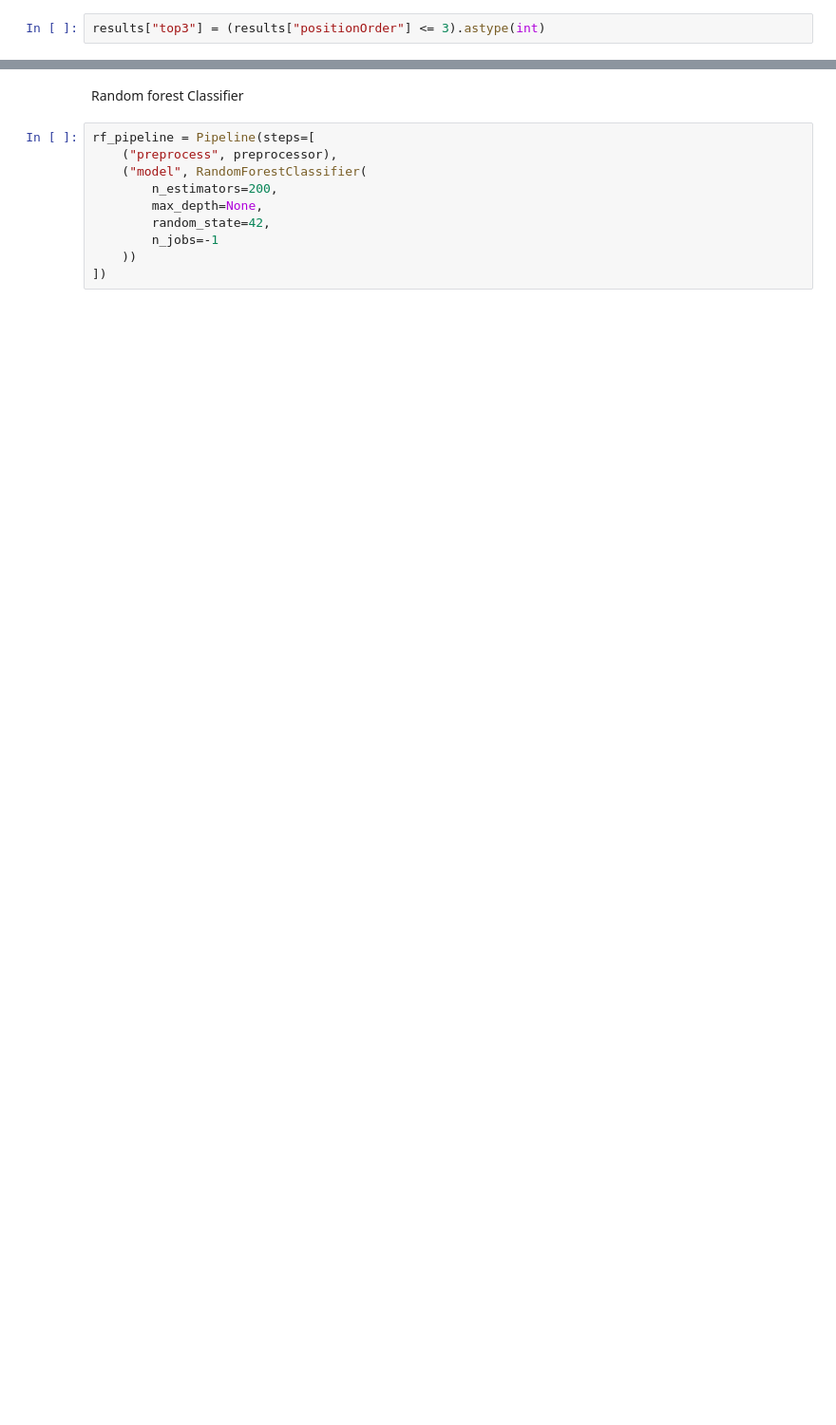
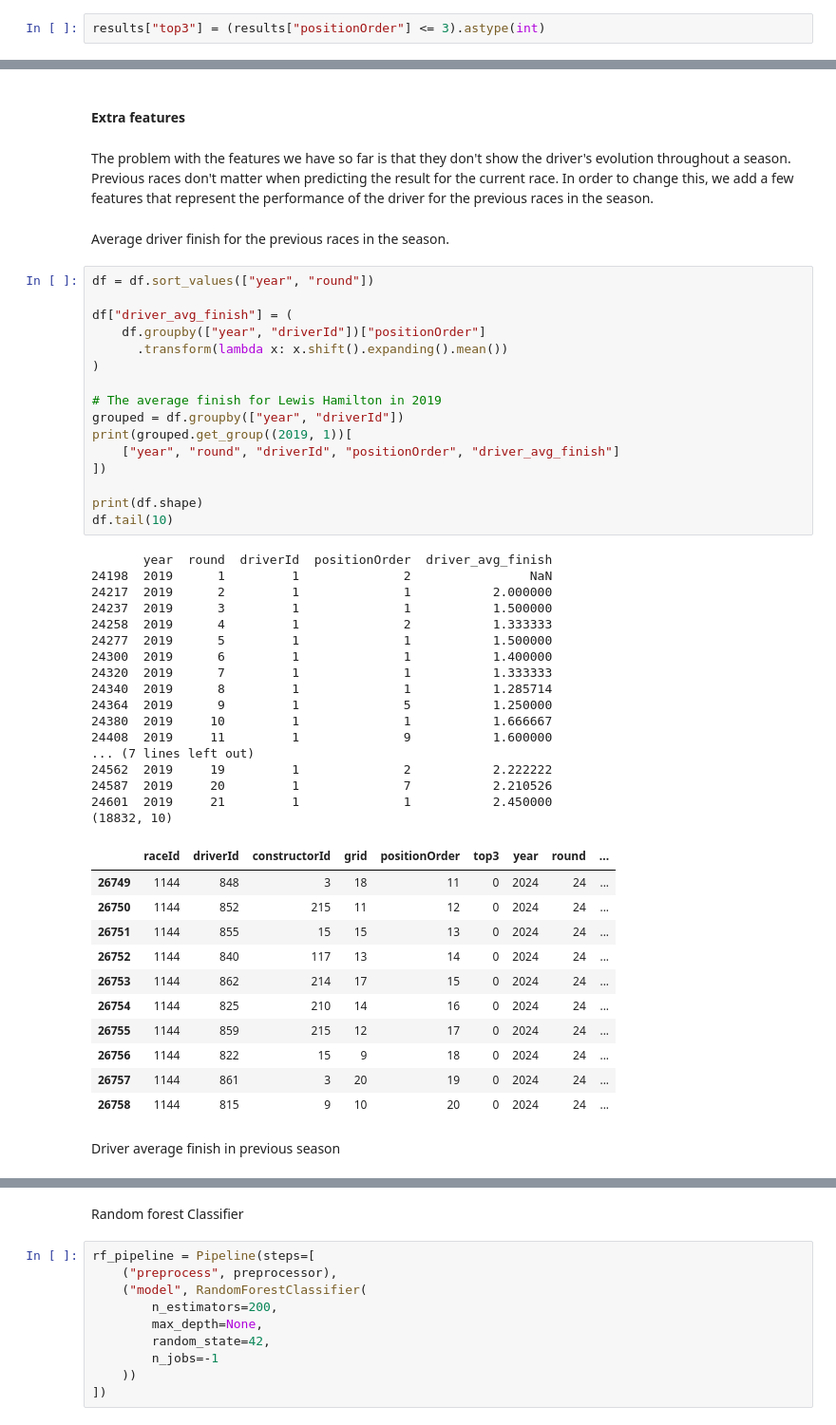
Before and after one commit to DanceaRadu/FML_Project, a Jupyter notebook: project.ipynb, the cells around one changed output, grey strips where cells are left out. Shown at 95% size. Drawn from its saved outputs; the diff is of its cells as text; blank space fills up the shorter version.

```diff
--- a/project.ipynb
+++ b/project.ipynb
@@ -90,0 +161,53 @@ df.head()
+# %% [markdown]
+#### Extra features
+# %% [markdown]
+The problem with the features we have so far is that they don't show the driver's evolution throughout a season. Previous races don't matter when predicting the result for the current race. In order to change this, we add a few features that represent the performance of the driver for the previous races in the season.
+# %% [markdown]
+Average driver finish for the previous races in the season.
+# %%
+df = df.sort_values(["year", "round"])
+
+df["driver_avg_finish"] = (
+    df.groupby(["year", "driverId"])["positionOrder"]
+      .transform(lambda x: x.shift().expanding().mean())
+)
+
+# The average finish for Lewis Hamilton in 2019
+grouped = df.groupby(["year", "driverId"])
+print(grouped.get_group((2019, 1))[
+    ["year", "round", "driverId", "positionOrder", "driver_avg_finish"]
+])
+
+print(df.shape)
+df.tail(10)
+# %% [output]
+       year  round  driverId  positionOrder  driver_avg_finish
+24198  2019      1         1              2                NaN
+24217  2019      2         1              1           2.000000
+24237  2019      3         1              1           1.500000
+24258  2019      4         1              2           1.333333
+24277  2019      5         1              1           1.500000
+24300  2019      6         1              1           1.400000
+24320  2019      7         1              1           1.333333
+24340  2019      8         1              1           1.285714
+24364  2019      9         1              5           1.250000
+24380  2019     10         1              1           1.666667
+24408  2019     11         1              9           1.600000
+... (7 lines left out)
+24562  2019     19         1              2           2.222222
+24587  2019     20         1              7           2.210526
+24601  2019     21         1              1           2.450000
+(18832, 10)
+|  | raceId | driverId | constructorId | grid | positionOrder | top3 | year | round | ... |
+| 26749 | 1144 | 848 | 3 | 18 | 11 | 0 | 2024 | 24 | ... |
+| 26750 | 1144 | 852 | 215 | 11 | 12 | 0 | 2024 | 24 | ... |
+| 26751 | 1144 | 855 | 15 | 15 | 13 | 0 | 2024 | 24 | ... |
+| 26752 | 1144 | 840 | 117 | 13 | 14 | 0 | 2024 | 24 | ... |
+| 26753 | 1144 | 862 | 214 | 17 | 15 | 0 | 2024 | 24 | ... |
+| 26754 | 1144 | 825 | 210 | 14 | 16 | 0 | 2024 | 24 | ... |
+| 26755 | 1144 | 859 | 215 | 12 | 17 | 0 | 2024 | 24 | ... |
+| 26756 | 1144 | 822 | 15 | 9 | 18 | 0 | 2024 | 24 | ... |
+| 26757 | 1144 | 861 | 3 | 20 | 19 | 0 | 2024 | 24 | ... |
+| 26758 | 1144 | 815 | 9 | 10 | 20 | 0 | 2024 | 24 | ... |
+# %% [markdown]
+Driver average finish in previous season
```
Also changed, not shown: parts of 34 cells of this notebook.
